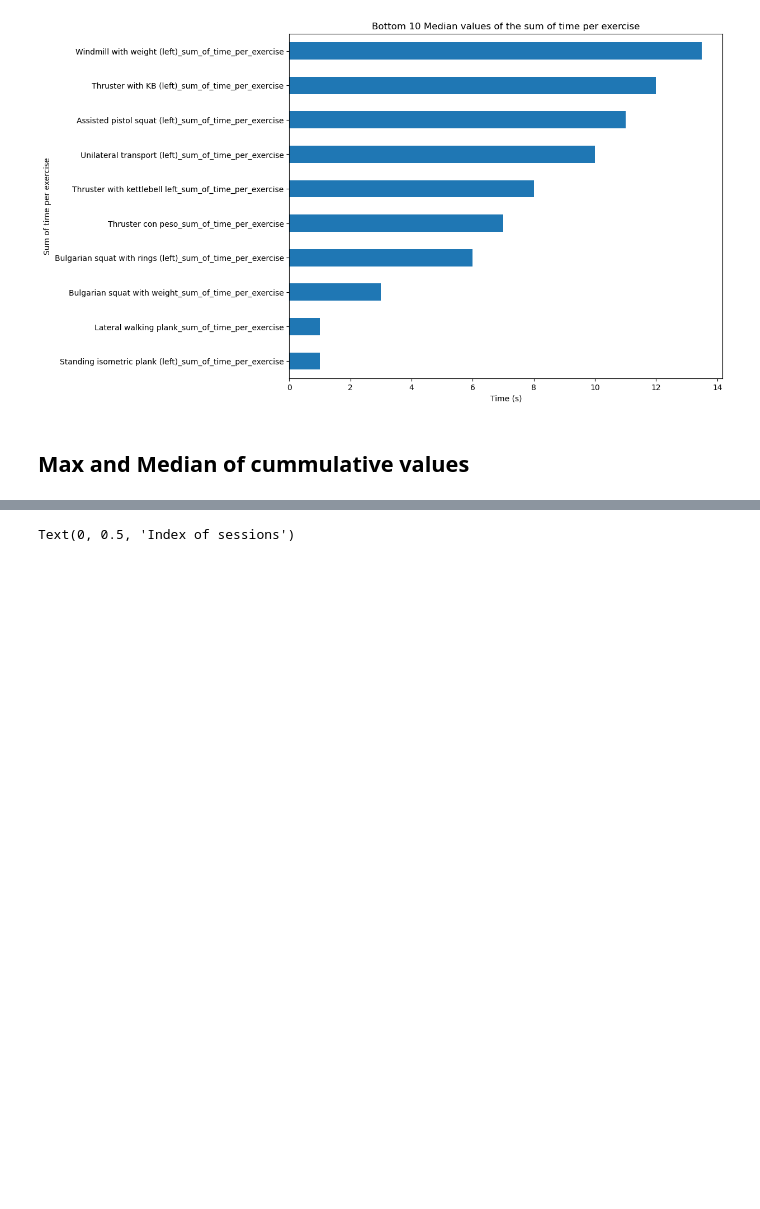
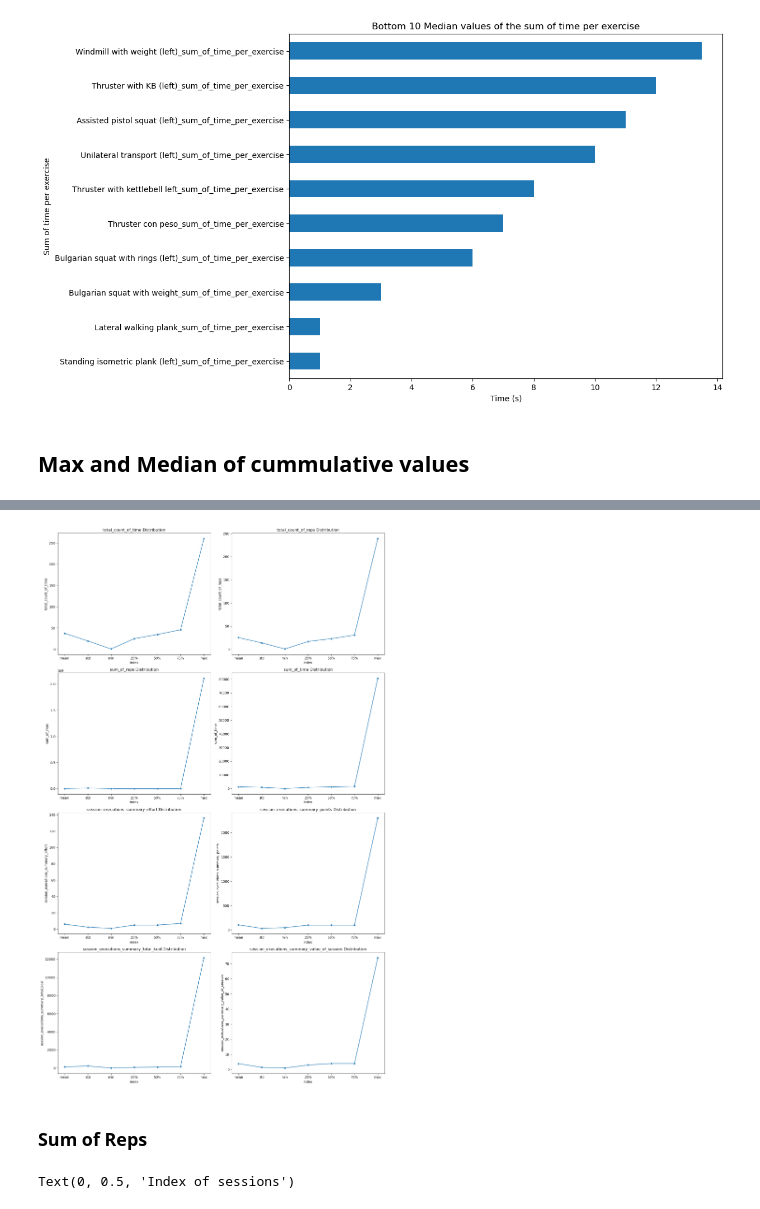
Before and after one commit to evidadeusto/mhunters, a Jupyter notebook: analysis_oscar_preprocessing/data_cleaning_dataframe_session_v0.ipynb, the cells around one changed output, grey strips where cells are left out. Drawn from its saved outputs; the diff is of its cells as text; code cells hidden in the pictures; blank space fills up the shorter version.

Commit message:
added lineplot (the previous one was not saved)

```diff
--- a/analysis_oscar_preprocessing/data_cleaning_dataframe_session_v0.ipynb
+++ b/analysis_oscar_preprocessing/data_cleaning_dataframe_session_v0.ipynb
@@ -608,3 +624,32 @@ df_describe_commulative_values
+# %%
+num_cols = len(describe_num_df.columns) - 1  # Exclude the 'index' column
+num_rows = (num_cols + 1) // 2  # Calculate the number of rows needed
+fig, axes = plt.subplots(nrows=num_rows, ncols=2, figsize=(15, 6*num_rows))
+
+# Plot each numerical column as a subplot
+row_plot = 0
+col_plot = 0
+
+for idx, col in enumerate(describe_num_df.columns):
+    idx = idx - 1
+    if col == 'index':
+        continue
+
+    sns.lineplot(x='index', y=col, data=describe_num_df, ax=axes[row_plot,col_plot], marker="o")
+    axes[row_plot,col_plot].set_title(f'{col} Distribution')
+
+    if idx%2 ==0:
+       col_plot = col_plot + 1
+    else:
+       row_plot = row_plot + 1
+       col_plot = 0
+
+# Adjust layout to prevent overlapping
+plt.tight_layout()
+# %% [output]
+[figure, added]
+# %% [markdown]
+### Sum of Reps
 # %%
 range_max = (0,10)
 top_sum_of_reps = df_series_recalculated['sum_of_reps'].sort_values(ascending=False)
```
Also changed, not shown: parts of 8 cells of this notebook.
